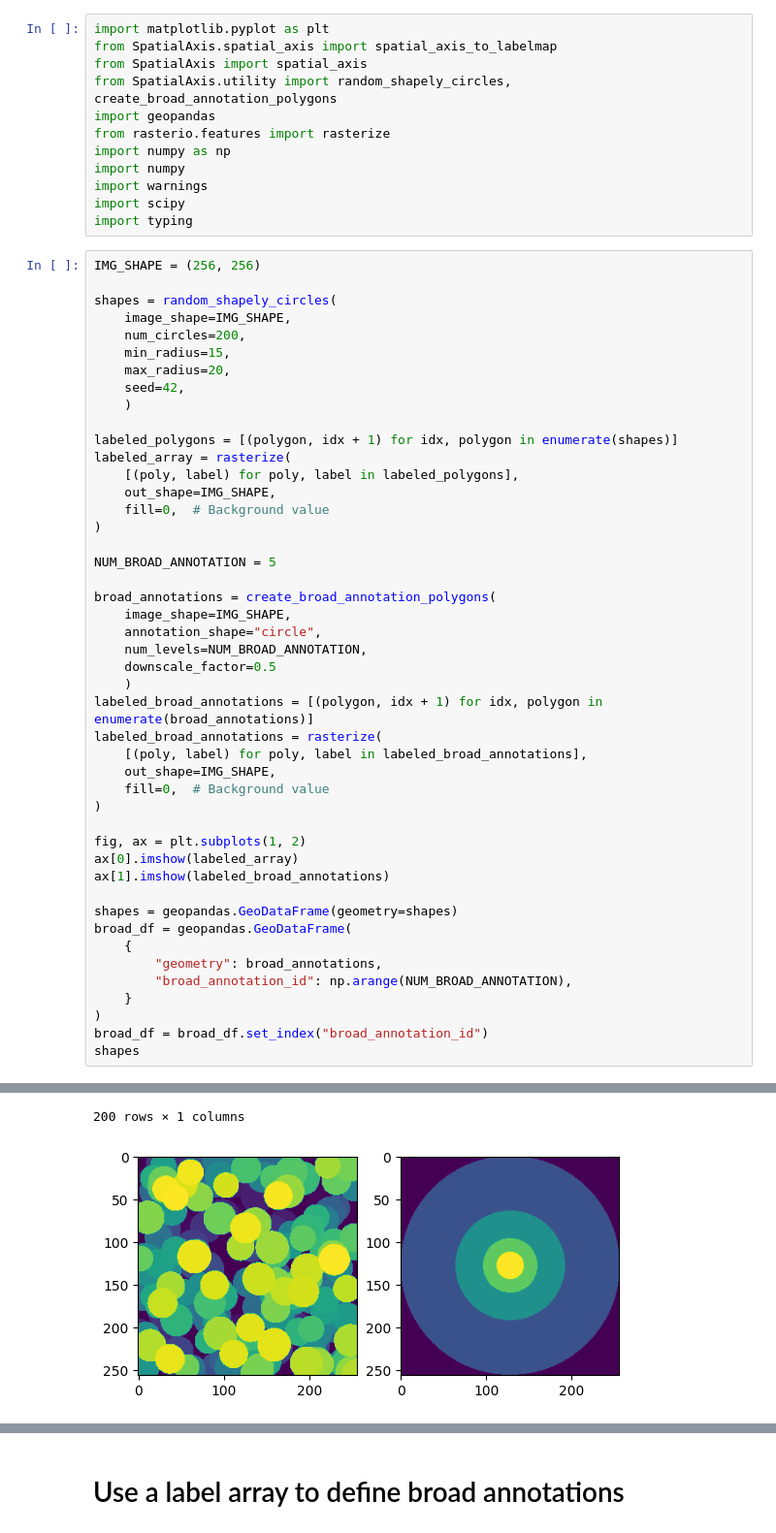
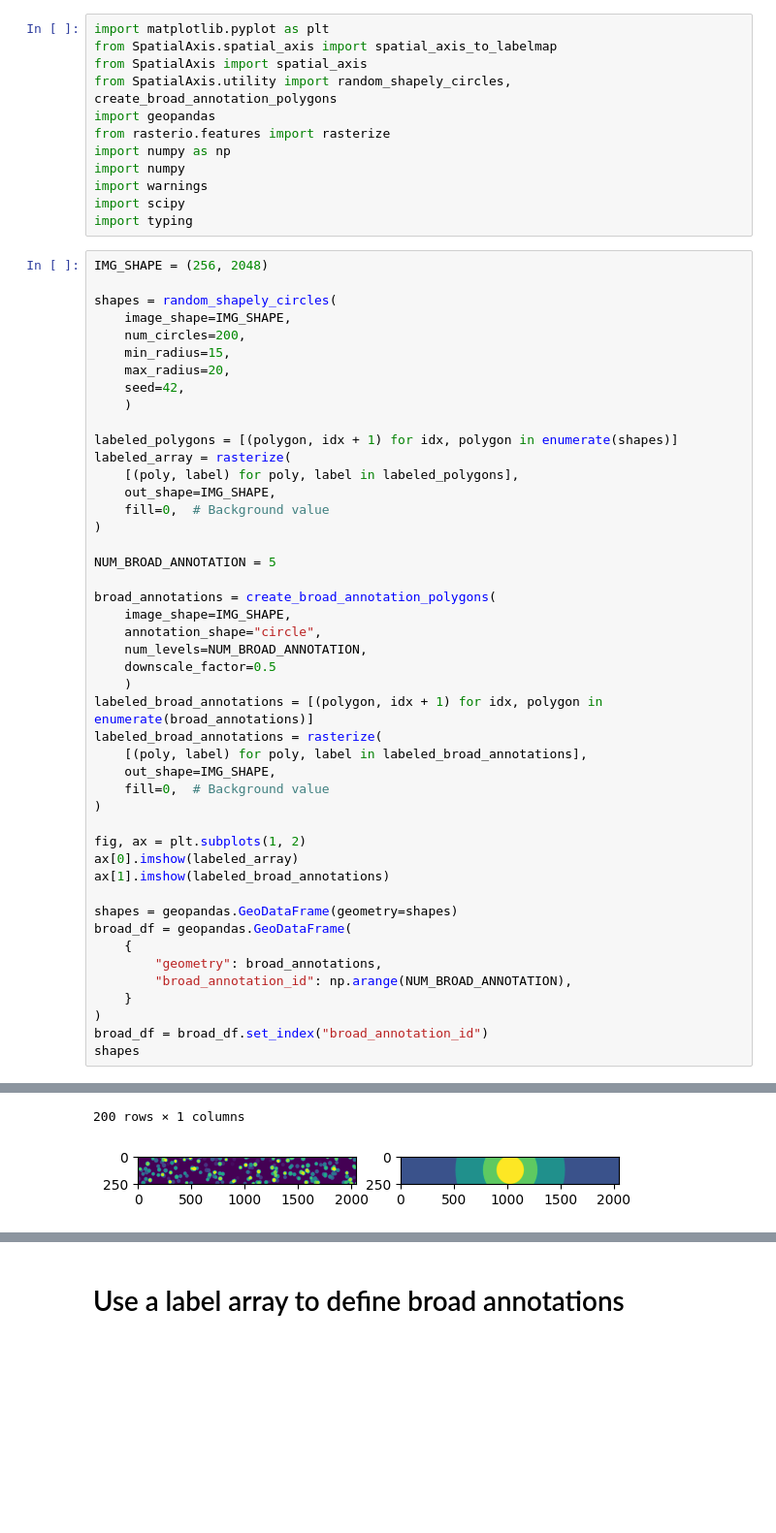
Before and after one commit to callum-jpg/spatial_axis, a Jupyter notebook: notebooks/example_spatial_axis.ipynb, the cells around one changed output, grey strips where cells are left out. Shown at 97% size. Drawn from its saved outputs; the diff is of its cells as text; blank space fills up the shorter version.

```diff
--- a/notebooks/example_spatial_axis.ipynb
+++ b/notebooks/example_spatial_axis.ipynb
@@ -11,7 +11,7 @@ import warnings
 import scipy
 import typing
 # %%
-IMG_SHAPE = (256, 256)
+IMG_SHAPE = (256, 2048)
 
 shapes = random_shapely_circles(
     image_shape=IMG_SHAPE,
@@ -73,5 +73,5 @@ shapes
 200 rows × 1 columns
-[figure, old version]
+[figure, new version]
 # %%
 shapes["spatial_axis"] = spatial_axis(
     shapes,
```
Also changed, not shown: parts of 6 cells of this notebook, 1 other file.
